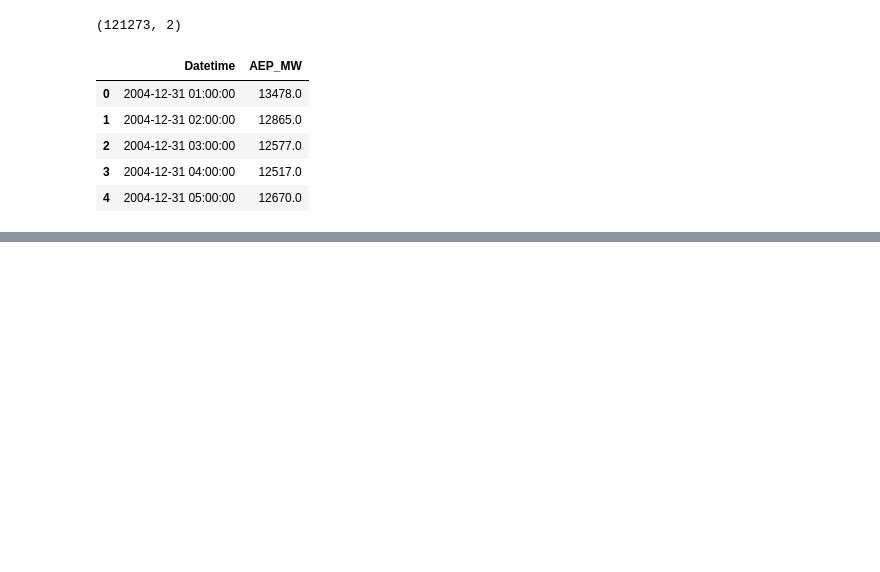
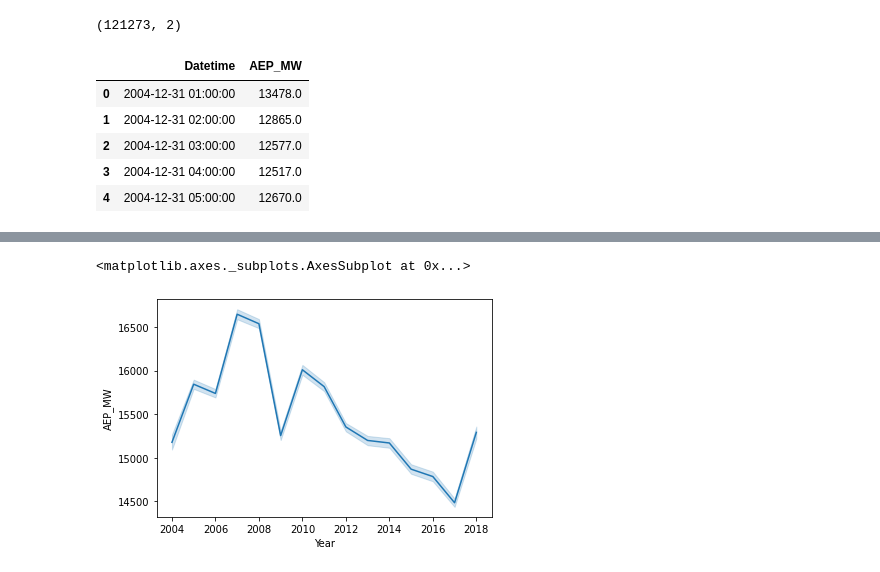
Before and after one commit to rodrimdz/Hourly-Energy-Consumption, a Jupyter notebook: copiaengithub.ipynb, the cells around one changed output, grey strips where cells are left out. Saved outputs shown, nothing was run; the diff lists cells and outputs as text; code cells hidden in the pictures; blank space fills up the shorter version.

```diff
--- a/copiaengithub.ipynb
+++ b/copiaengithub.ipynb
@@ -36,0 +83,5 @@ data.head()
+# %%
+sns.lineplot(x=data["Year"],y=data["AEP_MW"], data=data)
+# %% [output]
+<matplotlib.axes._subplots.AxesSubplot at 0x...>
+[figure, added]
```
Also changed, not shown: parts of 33 cells of this notebook.
